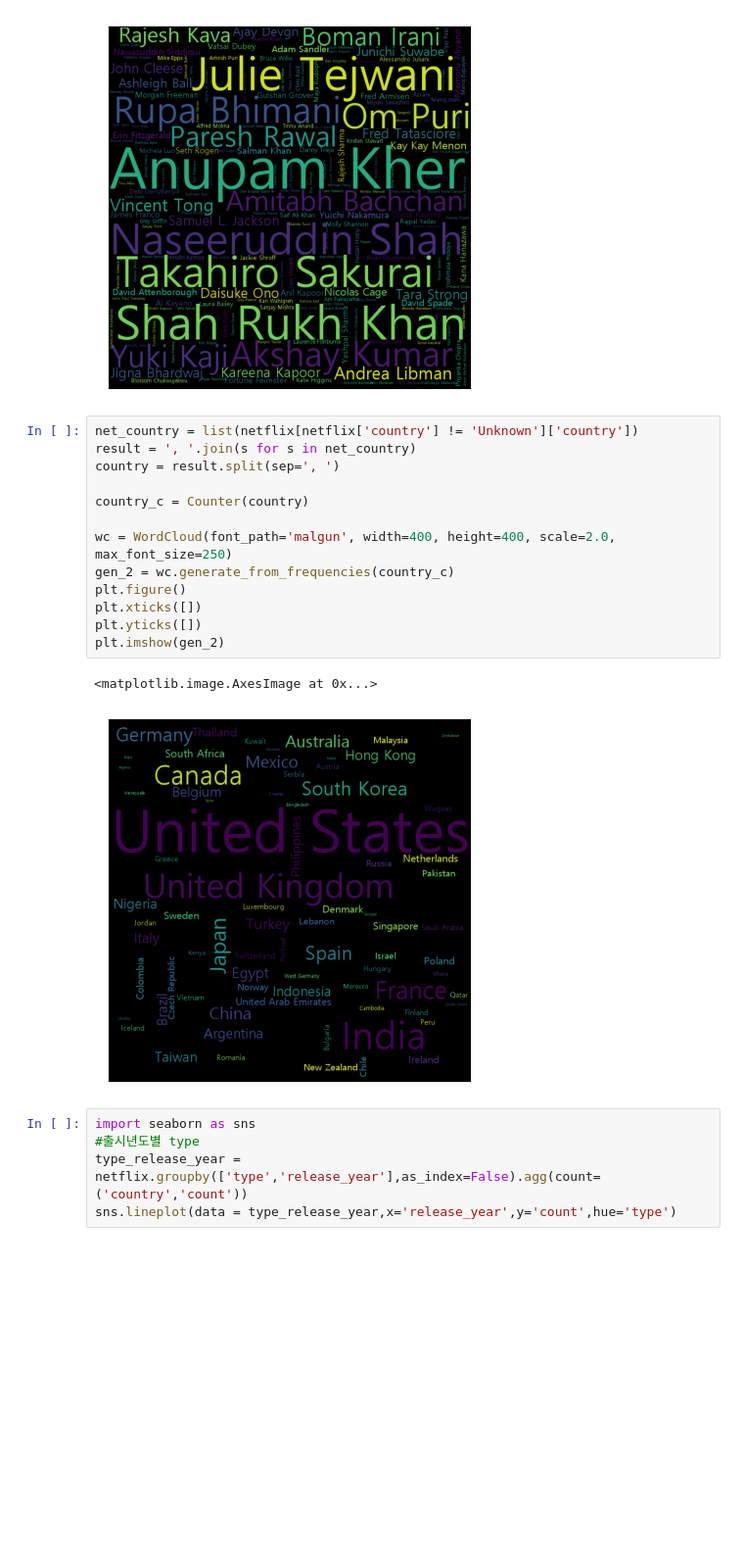
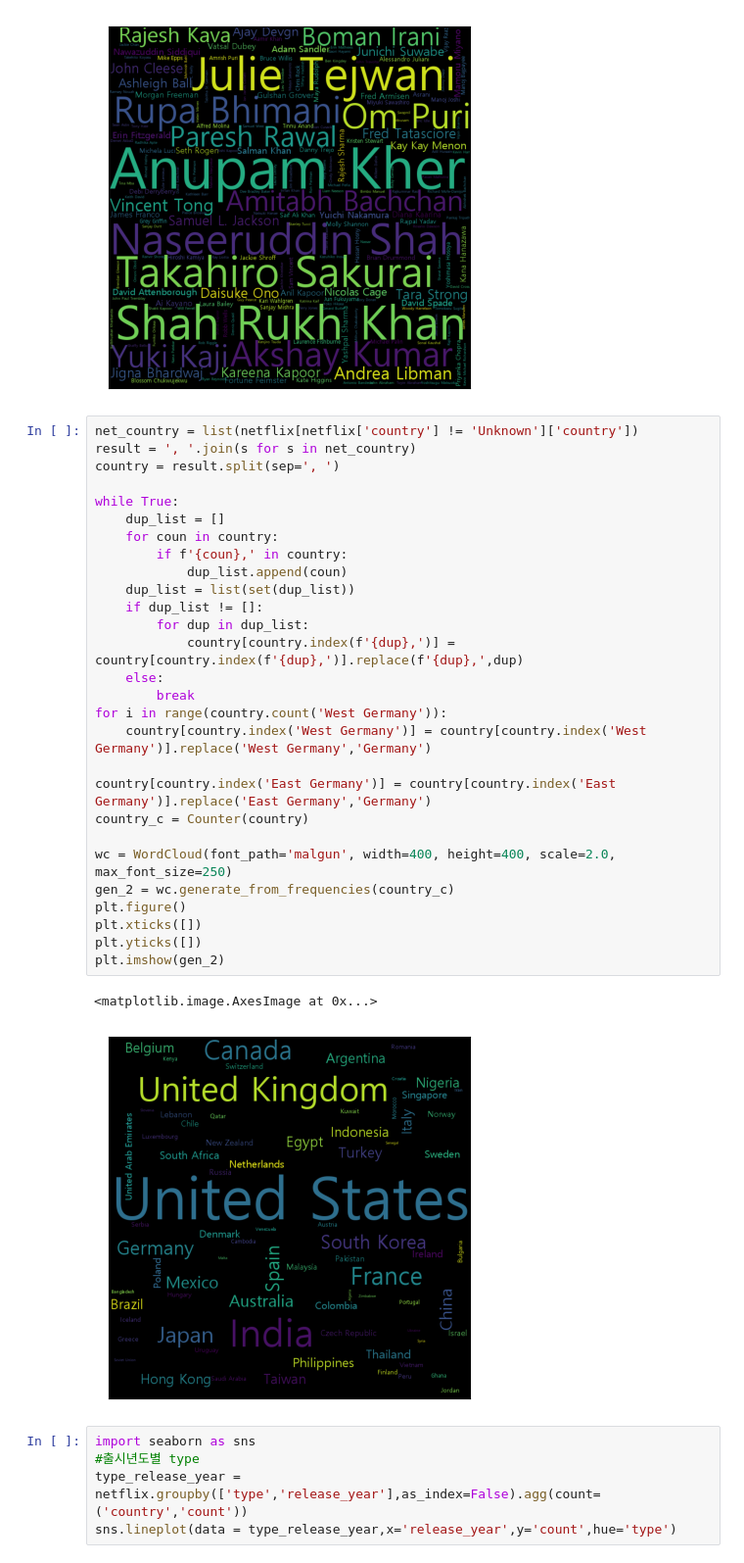
Before and after one commit to sarcomaXD/wellknown, a Jupyter notebook: netfilx/netfilx_jk.ipynb, the cells around one changed output. Shown at 98% size. Cells and saved outputs as stored; diff of their text form; blank space fills up the shorter version.

```diff
--- a/netfilx/netfilx_jk.ipynb
+++ b/netfilx/netfilx_jk.ipynb
@@ -106,19 +107,34 @@ plt.imshow(gen_1)
 # %%
 net_country = list(netflix[netflix['country'] != 'Unknown']['country'])
 result = ', '.join(s for s in net_country)
 country = result.split(sep=', ')
 
+while True:
+    dup_list = []
+    for coun in country:
+        if f'{coun},' in country:
+            dup_list.append(coun)
+    dup_list = list(set(dup_list))
+    if dup_list != []:
+        for dup in dup_list:
+            country[country.index(f'{dup},')] = country[country.index(f'{dup},')].replace(f'{dup},',dup)
+    else:
+        break
+for i in range(country.count('West Germany')):
+    country[country.index('West Germany')] = country[country.index('West Germany')].replace('West Germany','Germany')
+
+country[country.index('East Germany')] = country[country.index('East Germany')].replace('East Germany','Germany')
 country_c = Counter(country)
 
 wc = WordCloud(font_path='malgun', width=400, height=400, scale=2.0, max_font_size=250)
 gen_2 = wc.generate_from_frequencies(country_c)
 plt.figure()
 plt.xticks([])
 plt.yticks([])
 plt.imshow(gen_2)
 # %% [output]
 <matplotlib.image.AxesImage at 0x...>
-[figure, old version]
+[figure, new version]
 # %%
 import seaborn as sns
 #출시년도별 type
```
Also changed, not shown: parts of 18 cells of this notebook.
